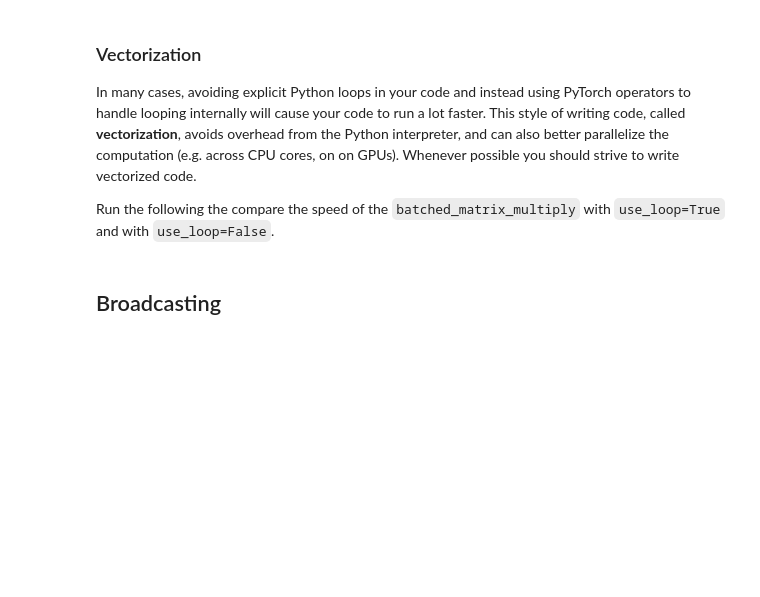
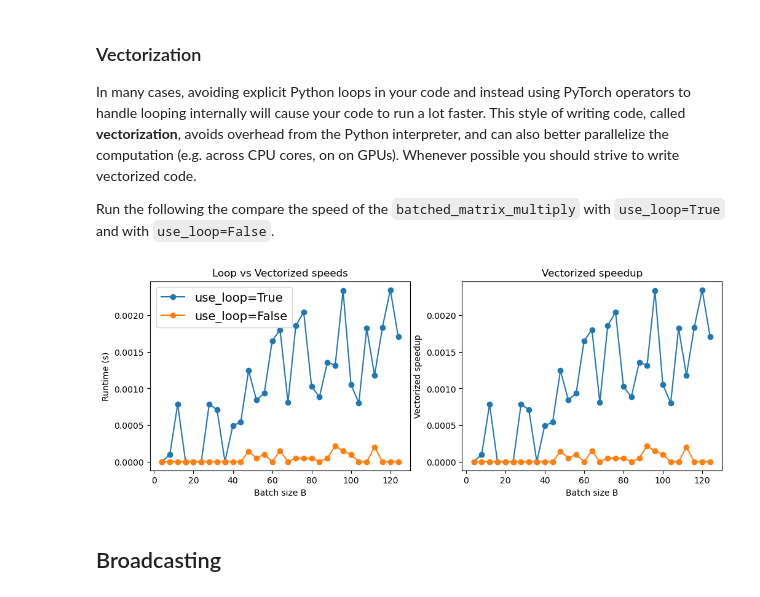
Before and after one commit to KearHarry/Deep-Learning-for-Computer-Vision-HomeWork, a Jupyter notebook: A1/pytorch101.ipynb, the cells around one changed output. Saved outputs shown, nothing was run; the diff lists cells and outputs as text; code cells hidden in the pictures; blank space fills up the shorter version.

```diff
--- a/A1/pytorch101.ipynb
+++ b/A1/pytorch101.ipynb
@@ -1630,34 +1757,36 @@ for B in Bs:
         x = torch.randn(B, N, M)
         y = torch.randn(B, M, P)
         t0 = time.time()
         z1 = batched_matrix_multiply(x, y, use_loop=True)
         t1 = time.time()
         z2 = batched_matrix_multiply(x, y, use_loop=False)
         t2 = time.time()
         loop_trials.append(t1 - t0)
         no_loop_trials.append(t2 - t1)
     loop_mean = torch.tensor(loop_trials).mean().item()
     no_loop_mean = torch.tensor(no_loop_trials).mean().item()
     loop_times.append(loop_mean)
     no_loop_times.append(no_loop_mean)
-    no_loop_speedup.append(loop_mean / no_loop_mean)
+    no_loop_speedup.append((loop_mean , no_loop_mean))
 
 plt.subplot(1, 2, 1)
 plt.plot(Bs, loop_times, 'o-', label='use_loop=True')
 plt.plot(Bs, no_loop_times, 'o-', label='use_loop=False')
 plt.xlabel('Batch size B')
 plt.ylabel('Runtime (s)')
 plt.legend(fontsize=14)
 plt.title('Loop vs Vectorized speeds')
 
 plt.subplot(1, 2, 2)
 plt.plot(Bs, no_loop_speedup, '-o')
 plt.title('Vectorized speedup')
 plt.xlabel('Batch size B')
 plt.ylabel('Vectorized speedup')
 
 plt.gcf().set_size_inches(12, 4)
 plt.show()
+# %% [output]
+[figure, added]
 # %% [markdown]
 ## Broadcasting
 # %% [markdown]
```
Also changed, not shown: parts of 25 cells of this notebook, 10 other files.
